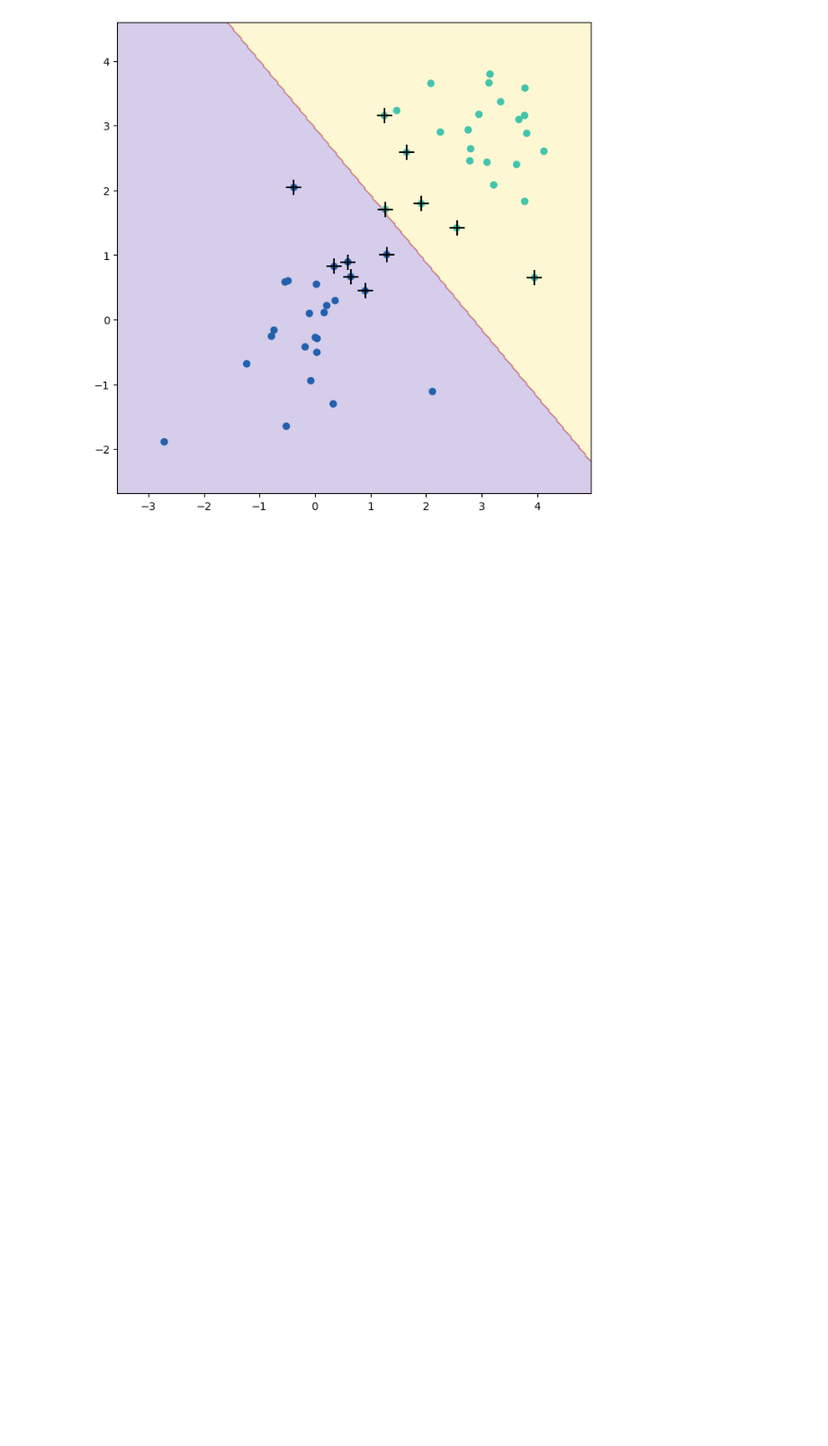
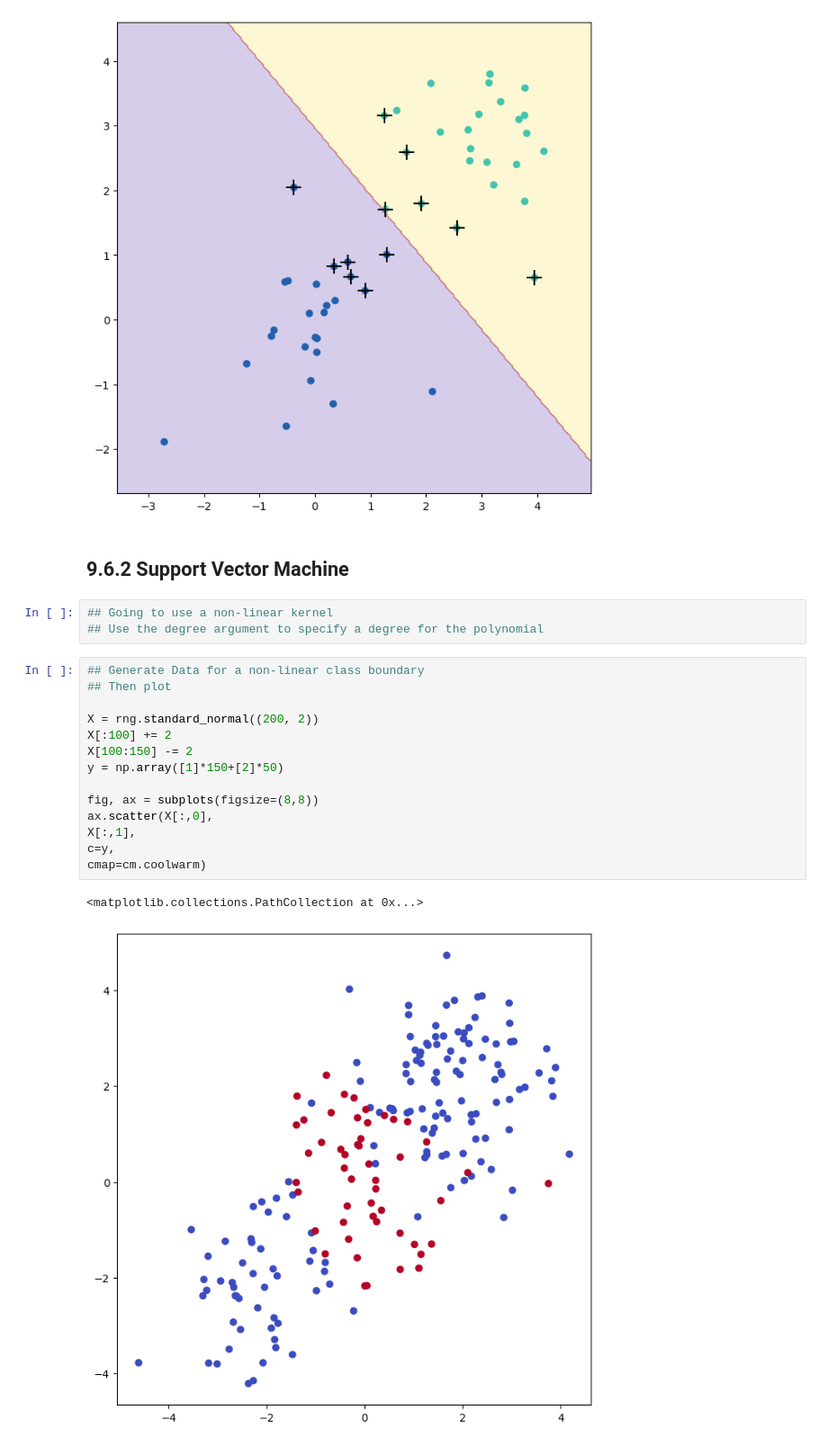
Before and after one commit to JoeyLukes/ISLRv2, a Jupyter notebook: Ch9/Lab/Lab9-6.ipynb, the cells around one changed output. Shown: that part at 90% size. Cells and saved outputs as stored; diff of their text form; blank space fills up the shorter version.

```diff
--- a/Ch9/Lab/Lab9-6.ipynb
+++ b/Ch9/Lab/Lab9-6.ipynb
@@ -164,3 +164,25 @@ svm_,
 ax=ax)
 # %% [output]
 [figure]
+# %% [markdown]
+## 9.6.2 Support Vector Machine
+# %%
+## Going to use a non-linear kernel
+## Use the degree argument to specify a degree for the polynomial
+# %%
+## Generate Data for a non-linear class boundary
+## Then plot
+
+X = rng.standard_normal((200, 2))
+X[:100] += 2
+X[100:150] -= 2
+y = np.array([1]*150+[2]*50)
+
+fig, ax = subplots(figsize=(8,8))
+ax.scatter(X[:,0],
+X[:,1],
+c=y,
+cmap=cm.coolwarm)
+# %% [output]
+<matplotlib.collections.PathCollection at 0x...>
+[figure, added]
```
Also changed, not shown: parts of 3 cells of this notebook.
